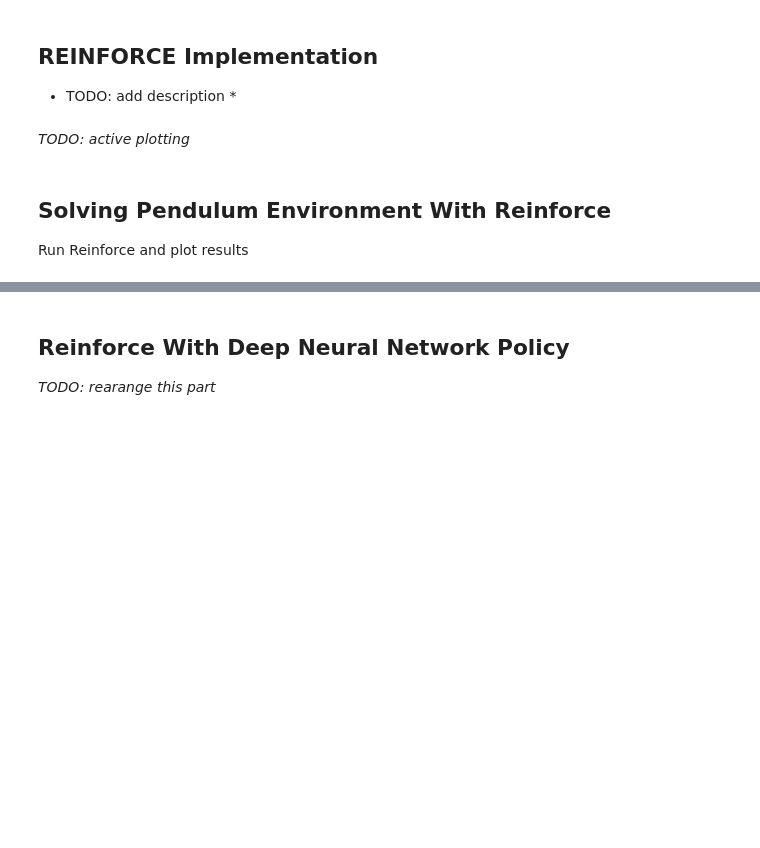
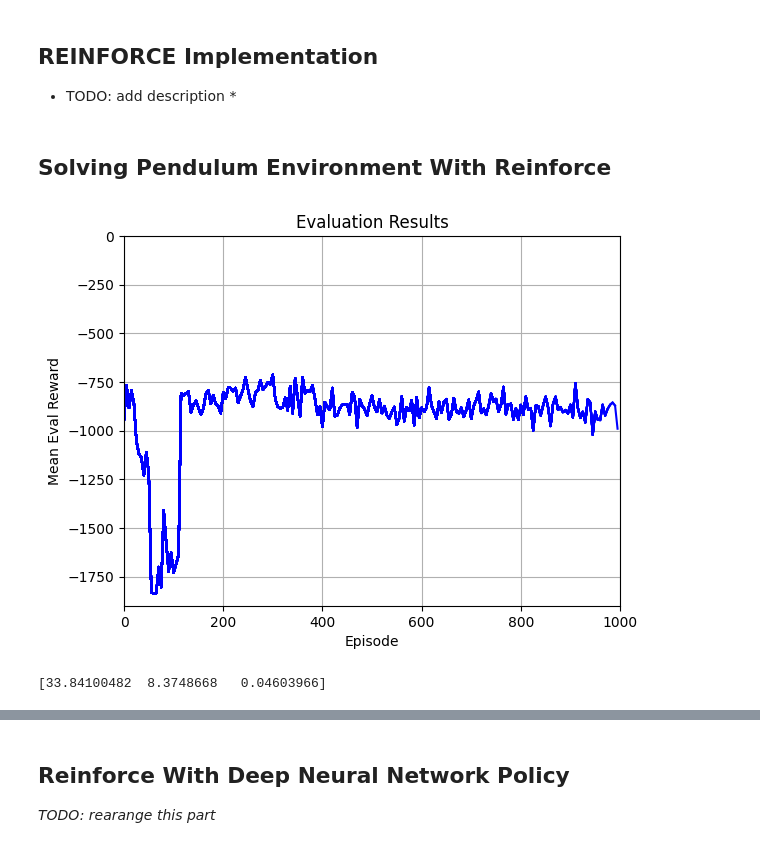
Before and after one commit to yuvalgos/policy_gradient_tutorial, a Jupyter notebook: PolicyGadient.ipynb, the cells around one changed output, grey strips where cells are left out. Saved outputs shown, nothing was run; the diff lists cells and outputs as text; code cells hidden in the pictures; blank space fills up the shorter version.

```diff
--- a/PolicyGadient.ipynb
+++ b/PolicyGadient.ipynb
@@ -282,8 +281,16 @@ def reinforce(env, policy, learning_rate=0.0002, gamma=0.97, n_episodes=750, plo
                 print(f"Episode {episode}: Evaluation mean accumulated reward = {mean_reward}")
             else:
                 plotter.update_plot(episode, mean_reward)
-# %% [markdown]
-*TODO: active plotting*
 # %% [markdown]
 ## Solving Pendulum Environment With Reinforce
-Run Reinforce and plot results
+# %%
+# let's make sure we all get the same result
+np.random.seed(0)
+
+plotter = ActivePlotter(max_iteration=1000)
+env = gym.make("Pendulum-v1", render_mode="rgb_array", g=gravity)
+policy = PendulumVanillaPolicy()
+
+reinforce(env, policy, gamma=0.97, learning_rate=0.0005, n_episodes=1000, plotter=plotter)
+# %% [output]
+[figure, added]
@@ -289,0 +302,5 @@ Run Reinforce and plot results
+# %%
+converged_parameters = policy.get_parameters_vector()
+print(policy.get_parameters_vector())
+# %% [output]
+[33.84100482  8.3748668   0.04603966]
```
Also changed, not shown: parts of 13 cells of this notebook, 2 other files.
